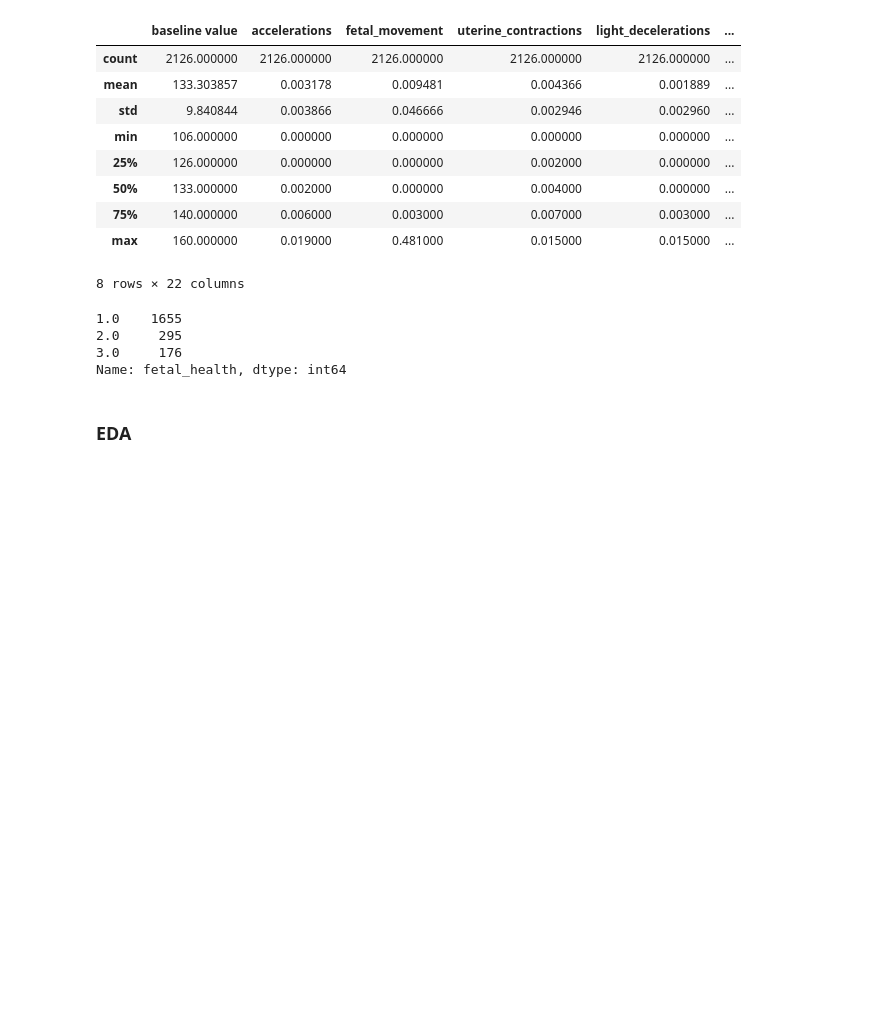
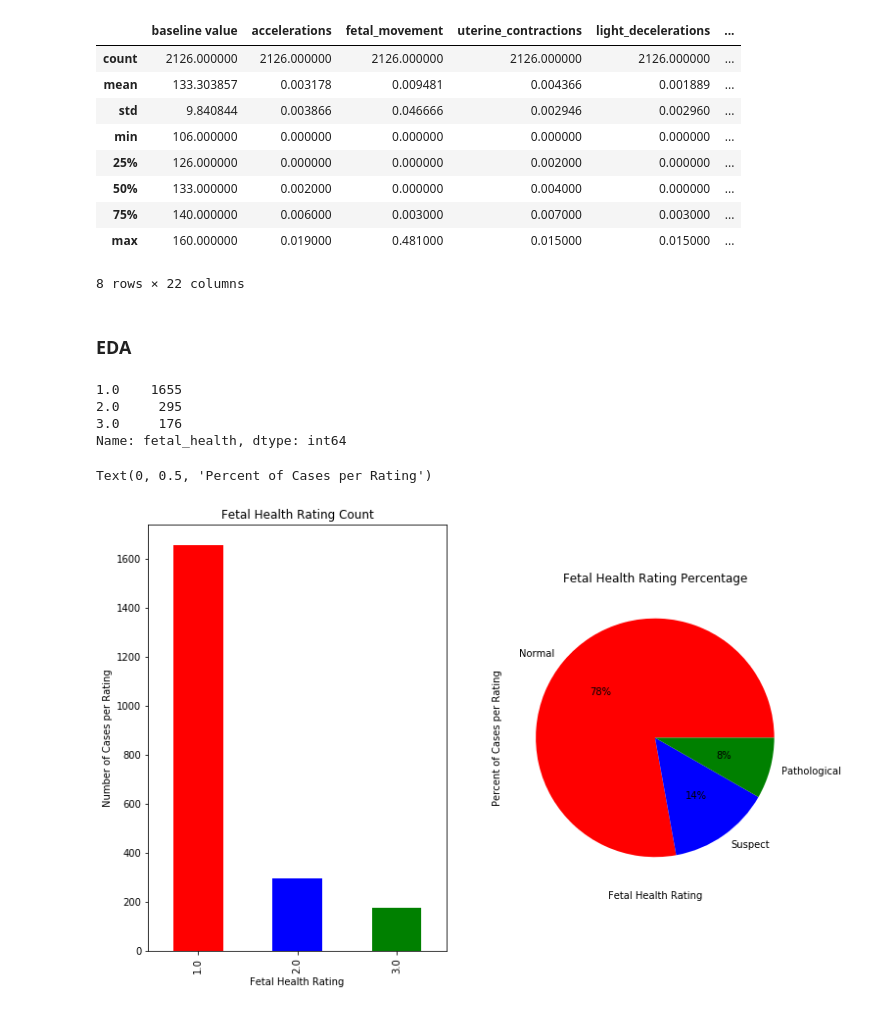
Before and after one commit to JVasquez5/IBM-Machine-Learning-Professional-Certificate, a Jupyter notebook: Module_3/fetal_health.ipynb, the cells around one changed output. Cells and saved outputs as stored; diff of their text form; code cells hidden in the pictures; blank space fills up the shorter version.

Commit message:
doc: Create bar plot/pie chart to visualize Fetal Health, Create histogram to visual distribution of all data, Create heatmap/correlation ranking visuals.

```diff
--- a/Module_3/fetal_health.ipynb
+++ b/Module_3/fetal_health.ipynb
@@ -89,12 +89,40 @@ df.describe()
 | 75% | 140.000000 | 0.006000 | 0.003000 | 0.007000 | 0.003000 | ... |
 | max | 160.000000 | 0.019000 | 0.481000 | 0.015000 | 0.015000 | ... |
 8 rows × 22 columns
-# %%
-df['fetal_health'].value_counts()
-# %% [output]
-1.0    1655
-2.0     295
-3.0     176
-Name: fetal_health, dtype: int64
 # %% [markdown]
 ### EDA
+# %%
+normal = df[df['fetal_health'] == 1]['fetal_health'].count()
+suspect = df[df['fetal_health'] == 2]['fetal_health'].count()
+pathological = df[df['fetal_health'] == 3]['fetal_health'].count()
+
+print(df["fetal_health"].value_counts())
+# %% [output]
+1.0    1655
+2.0     295
+3.0     176
+Name: fetal_health, dtype: int64
+# %%
+# Barplot and Piechart to visual Fetal Health Rating counts
+plt.figure(figsize = (12,8))
+plt.subplot(121)
+
+df_visual_bar = df.fetal_health.value_counts().plot(
+    figsize=(12, 8), kind="bar", color = ["r", "b", "g"])
+plt.title("Fetal Health Rating Count")
+plt.xlabel("Fetal Health Rating")
+plt.ylabel("Number of Cases per Rating")
+
+
+plt.subplot(122)
+plt.title("Fetal State")
+
+df_visual_pie = plt.pie(
+    [normal, suspect, pathological], labels=[
+    "Normal", "Suspect", "Pathological"], colors = ["r", "b", "g"], autopct="%1.0f%%")
+plt.title("Fetal Health Rating Percentage")
+plt.xlabel("Fetal Health Rating")
+plt.ylabel("Percent of Cases per Rating")
+# %% [output]
+Text(0, 0.5, 'Percent of Cases per Rating')
+[figure, added]
```
Also changed, not shown: parts of 3 cells of this notebook.
